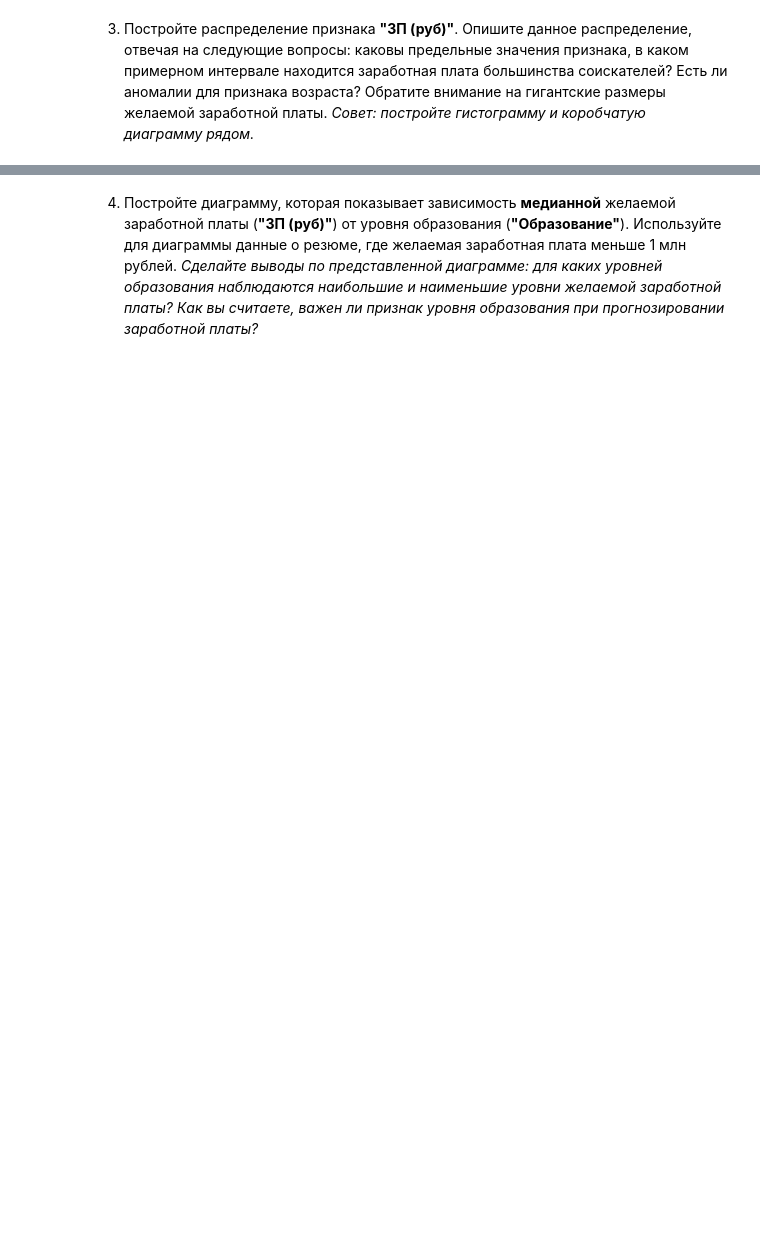
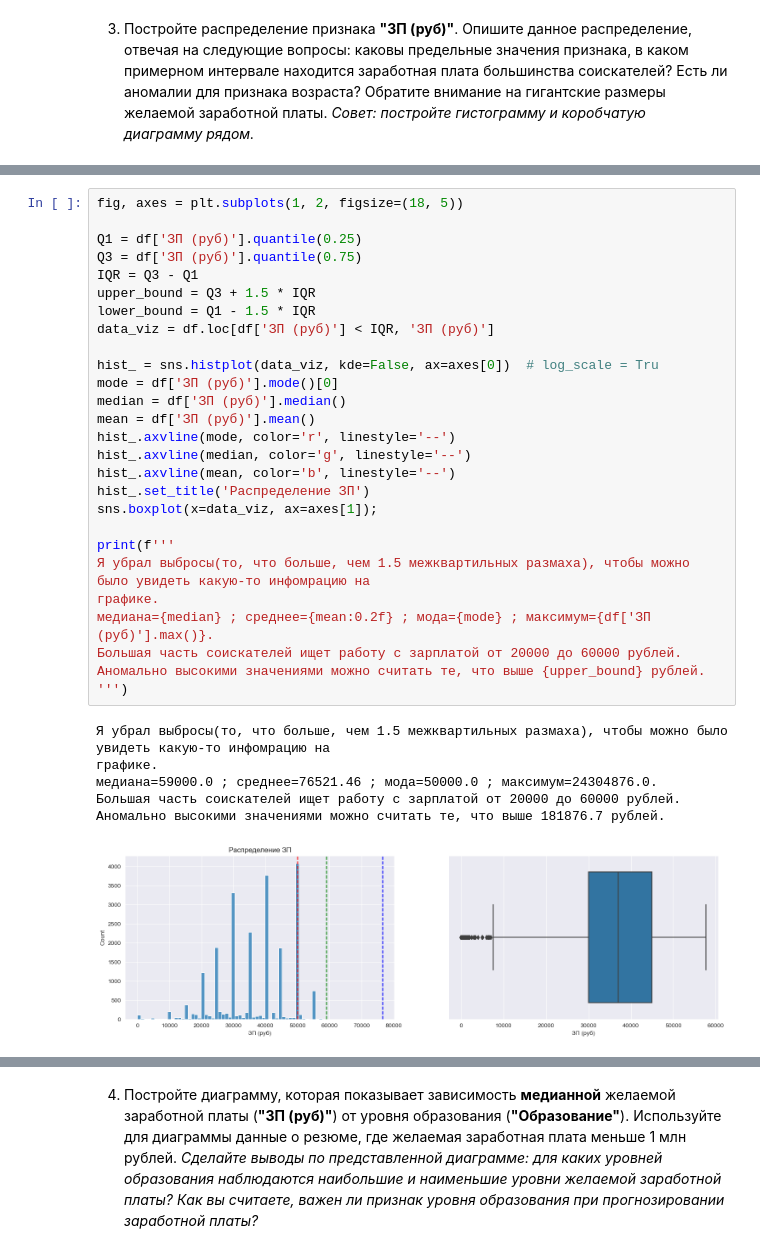
Before and after one commit to HinkevichRoadToDs/HeadHunter-PJ-, a Jupyter notebook: Project-1. Ноутбук-шаблон.ipynb, the cells around one changed output, grey strips where cells are left out. Drawn from its saved outputs; the diff is of its cells as text; blank space fills up the shorter version.

```diff
--- a/Project-1. Ноутбук-шаблон.ipynb
+++ b/Project-1. Ноутбук-шаблон.ipynb
@@ -421,0 +466,34 @@ dtype: object
+# %%
+fig, axes = plt.subplots(1, 2, figsize=(18, 5))
+
+Q1 = df['ЗП (руб)'].quantile(0.25)
+Q3 = df['ЗП (руб)'].quantile(0.75)
+IQR = Q3 - Q1
+upper_bound = Q3 + 1.5 * IQR
+lower_bound = Q1 - 1.5 * IQR
+data_viz = df.loc[df['ЗП (руб)'] < IQR, 'ЗП (руб)']
+
+hist_ = sns.histplot(data_viz, kde=False, ax=axes[0])  # log_scale = Tru
+mode = df['ЗП (руб)'].mode()[0]
+median = df['ЗП (руб)'].median()
+mean = df['ЗП (руб)'].mean()
+hist_.axvline(mode, color='r', linestyle='--')
+hist_.axvline(median, color='g', linestyle='--')
+hist_.axvline(mean, color='b', linestyle='--')
+hist_.set_title('Распределение ЗП')
+sns.boxplot(x=data_viz, ax=axes[1]);
+
+print(f'''
+Я убрал выбросы(то, что больше, чем 1.5 межквартильных размаха), чтобы можно было увидеть какую-то инфомрацию на
+графике.
+медиана={median} ; среднее={mean:0.2f} ; мода={mode} ; максимум={df['ЗП (руб)'].max()}.
+Большая часть соискателей ищет работу с зарплатой от 20000 до 60000 рублей.
+Аномально высокими значениями можно считать те, что выше {upper_bound} рублей.
+''')
+# %% [output]
+Я убрал выбросы(то, что больше, чем 1.5 межквартильных размаха), чтобы можно было увидеть какую-то инфомрацию на
+графике.
+медиана=59000.0 ; среднее=76521.46 ; мода=50000.0 ; максимум=24304876.0.
+Большая часть соискателей ищет работу с зарплатой от 20000 до 60000 рублей.
+Аномально высокими значениями можно считать те, что выше 181876.7 рублей.
+[figure, added]
```
Also changed, not shown: parts of 55 cells of this notebook.
